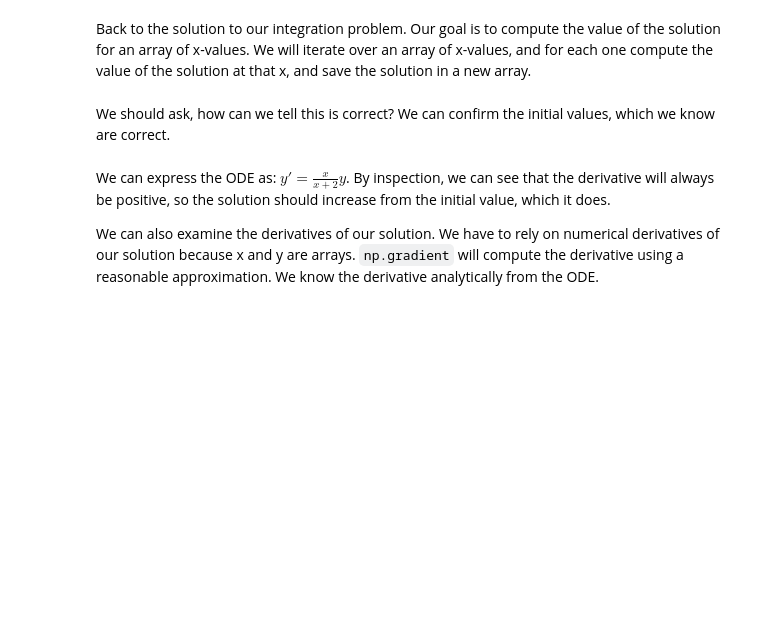
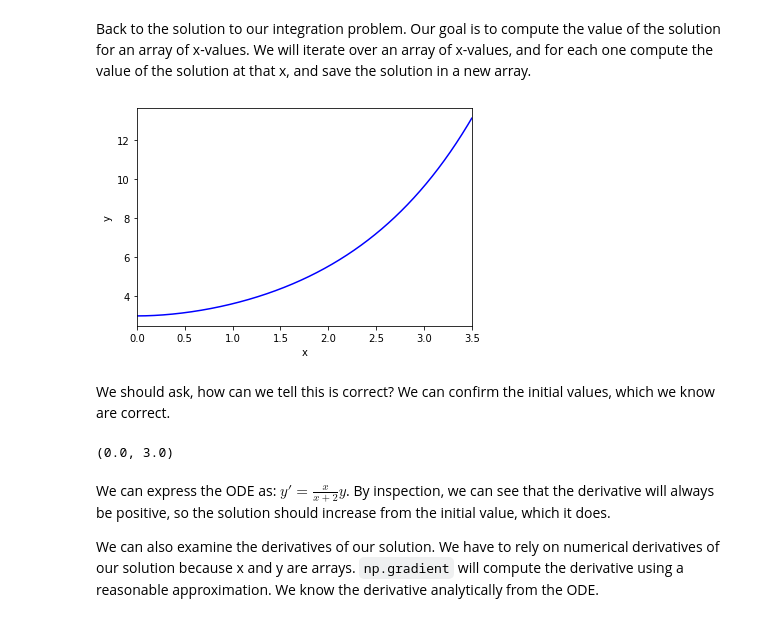
Before and after one commit to Steel-Bank-codespaces/f22-06623, a Jupyter notebook: lectures/03-fode-1/03-fode-1.ipynb, the cells around one changed output. Saved outputs shown, nothing was run; the diff lists cells and outputs as text; code cells hidden in the pictures; blank space fills up the shorter version.

```diff
--- a/lectures/03-fode-1/03-fode-1.ipynb
+++ b/lectures/03-fode-1/03-fode-1.ipynb
@@ -81,7 +89,11 @@ x.shape
 Finally we will iterate over the elements of the x array, and in each step we need to know the index of the element *and* the value of the element. `enumerate` provides this in a pretty straightforward syntax. This function iterates over an array and returns at each step the index and element, which you can assign to variables that you use inside the loop. There are other ways to achieve this, but we only consider this method today. Here, we create an array, and an array of zeros that is the same shape. Then, we iterate over the first array, and set the corresponding index in the second array equal to a computation using the index and element value.
 # %%
 # Examples for enumerate
-a = ["a", "b", ["c", "d"]]
+a = ["a",
+     "b",
+     ["c", "d"]]
+
+print(len(a))
 
 for i, val in enumerate(a):
     print(i, val)
@@ -116,29 +137,33 @@ Take some time later to go back over the previous concepts. We introduced severa
 # %% [markdown]
 Back to the solution to our integration problem. Our goal is to compute the value of the solution for an array of x-values. We will iterate over an array of x-values, and for each one compute the value of the solution at that x, and save the solution in a new array.
 # %%
-x = np.linspace(0, 3.5, 150)
+x = np.linspace(0, 3.5, 5000)
 y = np.zeros(x.shape)
 
 a = 0
 b = 3
 
 for i, x1 in enumerate(x):
     I, err = quad(p, a, x1)
     y[i] = b * np.exp(-I)
 
 
 import matplotlib.pyplot as plt
 
 plt.plot(x, y, "b-")
 plt.xlabel("x")
 plt.ylabel("y")
 # plt.xlim([x.min(), x.max()]);  # .min and .max only work on numpy.arrays
-plt.xlim([min(x), max(x)])
+plt.xlim([min(x), max(x)]);
 # These are built in python functions that work on lists
+# %% [output]
+[figure, added]
 # %% [markdown]
 We should ask, how can we tell this is correct? We can confirm the initial values, which we know are correct.
 # %%
 x[0], y[0]
+# %% [output]
+(0.0, 3.0)
 # %% [markdown]
 We can express the ODE as: $y' = \frac{x}{x+2}y$. By inspection, we can see that the derivative will always be positive, so the solution should increase from the initial value, which it does.
 
```
Also changed, not shown: parts of 39 cells of this notebook.
